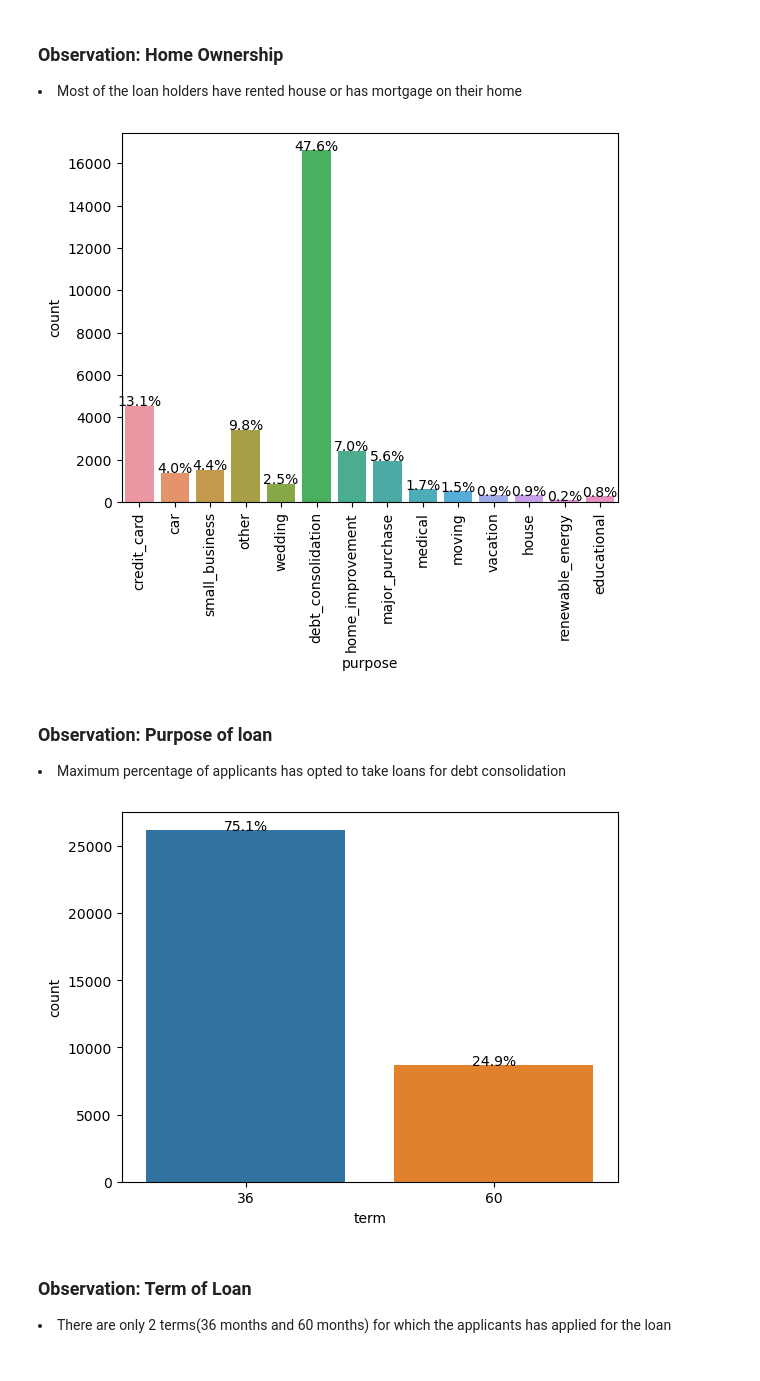
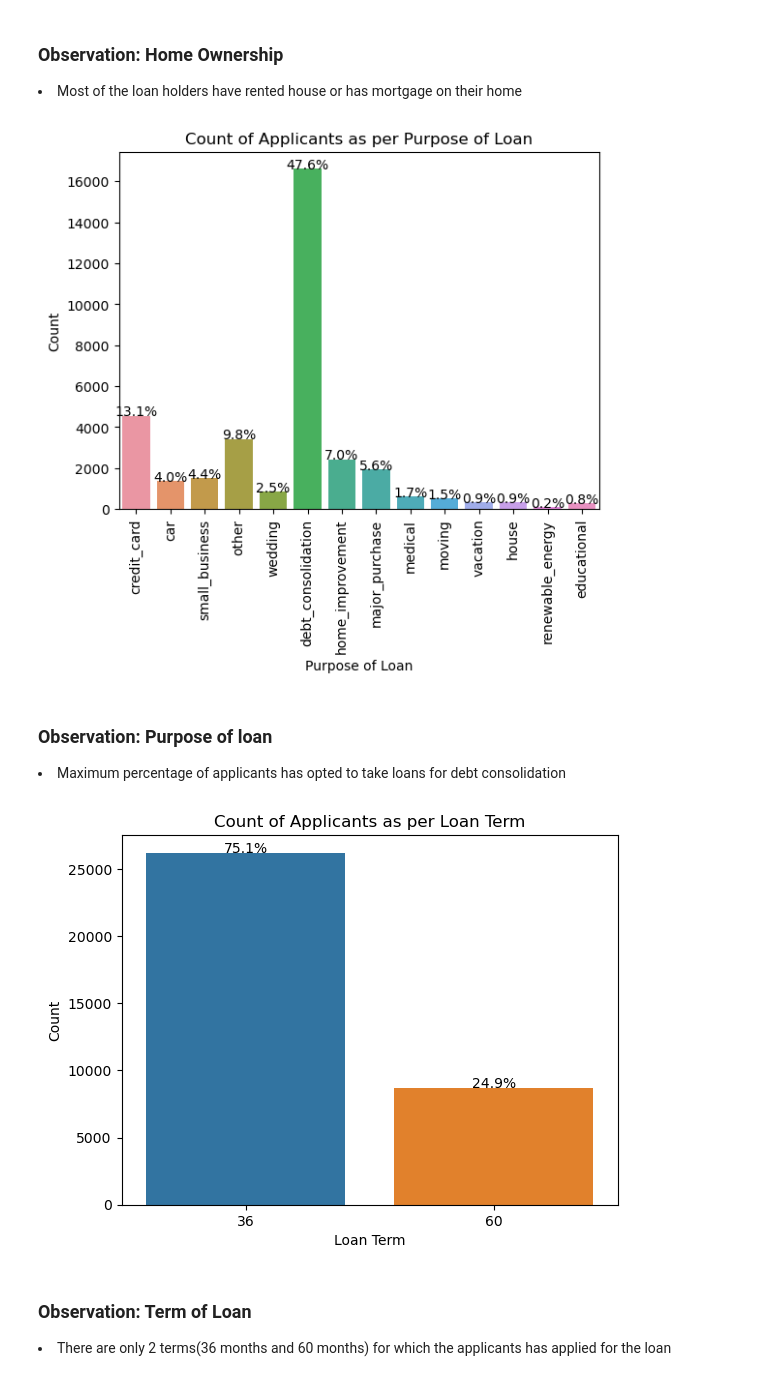
Before and after one commit to VishakhaItankar/LendingClubCaseStudy, a Jupyter notebook: Vishakha_Itankar.ipynb, the cells around one changed output. Cells and saved outputs as stored; diff of their text form; code cells hidden in the pictures.

```diff
--- a/Vishakha_Itankar.ipynb
+++ b/Vishakha_Itankar.ipynb
@@ -388,20 +396,26 @@ plt.show()
 #Count plot for Purpose of loan
 ax_purpose=sns.countplot(x='purpose', data=masterLoanData)
 annotpercentage(ax_purpose)
+ax_purpose.set_xlabel("Purpose of Loan")
+ax_purpose.set_ylabel("Count")
+ax_purpose.set_title("Count of Applicants as per Purpose of Loan")
 plt.xticks(rotation =90)
 plt.show()
 # %% [output]
-[figure, old version]
+[figure, new version]
 # %% [markdown]
 ### Observation: Purpose of loan
 <li>Maximum percentage of applicants has opted to take loans for debt consolidation
 # %%
 #count plot for term of loan
 ax_term=sns.countplot(x='term', data=masterLoanData)
+ax_term.set_xlabel("Loan Term")
+ax_term.set_ylabel("Count")
+ax_term.set_title("Count of Applicants as per Loan Term")
 annotpercentage(ax_term)
 plt.show()
 # %% [output]
-[figure, old version]
+[figure, new version]
 # %% [markdown]
 ### Observation: Term of Loan
 <li> There are only 2 terms(36 months and 60 months) for which the applicants has applied for the loan
```
Also changed, not shown: parts of 23 cells of this notebook, 1 other file.
